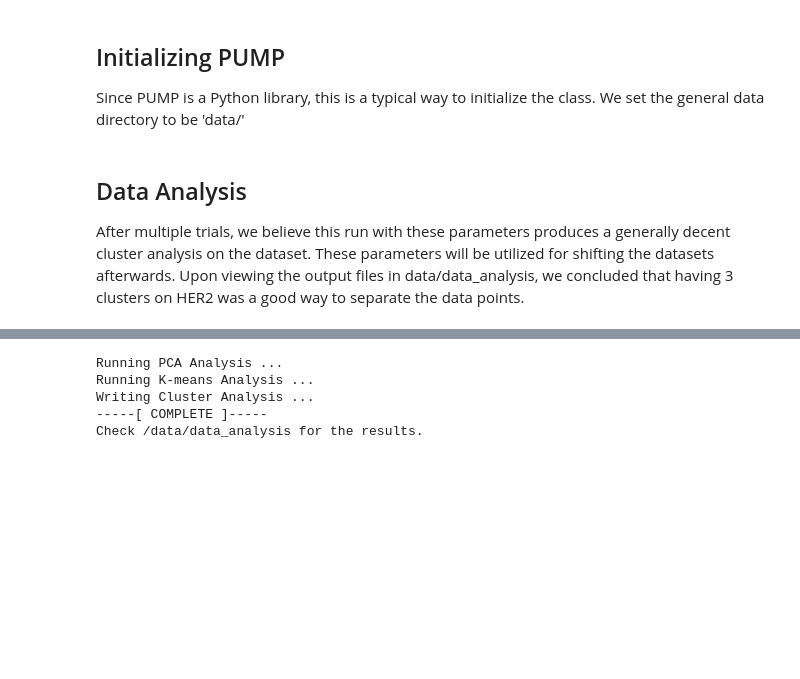
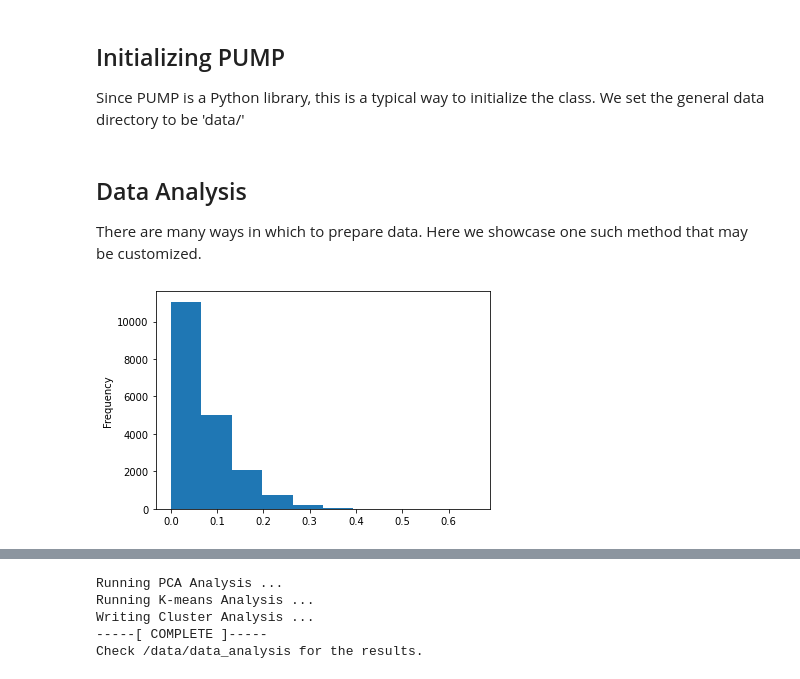
Before and after one commit to calpoly-bioinf/pump, a Jupyter notebook: notebooks/pipeline.ipynb, the cells around one changed output, grey strips where cells are left out. Drawn from its saved outputs; the diff is of its cells as text; code cells hidden in the pictures; blank space fills up the shorter version.

```diff
--- a/notebooks/pipeline.ipynb
+++ b/notebooks/pipeline.ipynb
@@ -116,4 +116,11 @@ Since PUMP is a Python library, this is a typical way to initialize the class. W
 pump = PUMP(output_dir='data')
 # %% [markdown]
 ## Data Analysis
-After multiple trials, we believe this run with these parameters produces a generally decent cluster analysis on the dataset. These parameters will be utilized for shifting the datasets afterwards. Upon viewing the output files in data/data_analysis, we concluded that having 3 clusters on HER2 was a good way to separate the data points.
+There are many ways in which to prepare data. Here we showcase one such method that may be customized.
+# %%
+focus_transformer = pump.underspecification.ClassFocusTransformer('Her2')
+Xf,yf = focus_transformer.fit(X,y).transform(X,y)
+# %%
+Xf.min().plot.hist();
+# %% [output]
+[figure, added]
```
Also changed, not shown: parts of 8 cells of this notebook, 1 other file.
